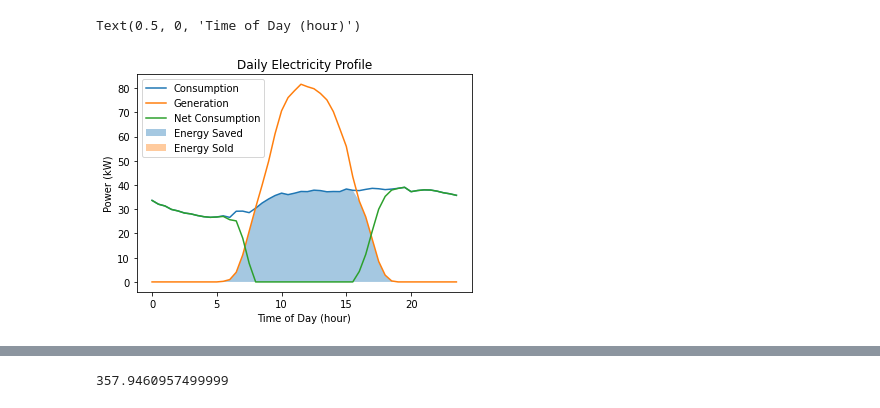
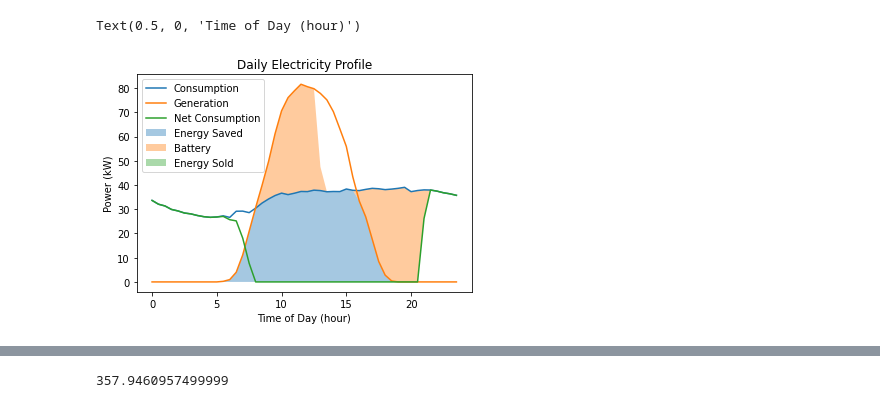
Before and after one commit to AndyBestIsBored/ThaiSolarROICalculation, a Jupyter notebook: calculation.ipynb, the cells around one changed output, grey strips where cells are left out. Cells and saved outputs as stored; diff of their text form; code cells hidden in the pictures.

```diff
--- a/calculation.ipynb
+++ b/calculation.ipynb
@@ -27,7 +29,10 @@ for file in os.listdir(pv_system_folder):
             pv_system_info = json.load(pv_system_info_file)
 
 full_json = pv_system_info
-full_json["FiT price"] = fit_price
+full_json["battery"] = battery
+full_json["egat region"] = egat_region
+full_json["tou"] = tou
+full_json["fit"] = fit
 # %%
 consumption_profile_folder = "Daily Consumption Profile"
 
@@ -133,10 +158,9 @@ energy_discharged = integrate.trapezoid(
 # %%
 energy_sold_profile_df = pd.DataFrame({"time":full_df["time"]})
 
-if pv_system_info["FiT"]:
+if pv_system_info["fit"]:
     energy_sold_profile_df["Energy sold"] = np.maximum(
-        0, (full_df["Generation"] - full_df["Consumption"]).to_numpy()
-    )
+        0, (full_df["Generation"] - full_df["Consumption"]).to_numpy()) - (full_df["Charge profile"] - full_df["Battery from grid"])
 else:
     energy_sold_profile_df["Energy sold"] = np.zeros(full_df.shape[0])
 full_df["Energy sold"] = energy_sold_profile_df["Energy sold"]
@@ -150,43 +174,66 @@ net_consumption_df = pd.DataFrame(
     {
         "time": full_df["time"],
         "Net consumption": full_df["Consumption"]
-        # + full_df["Charging"]
-        # + full_df["Discharging"]
+        + full_df["Battery from grid"]
         - full_df["Energy saved"],
     }
 )
+full_df["Net consumption"] = net_consumption_df["Net consumption"]
+
+net_consumption = integrate.trapezoid(full_df["Net consumption"], full_df["time"])
+full_json["Net consumption"] = net_consumption
 # %%
 plt.plot(
-    consumption_profile_df["time"],
-    consumption_profile_df["Consumption"],
+    full_df["time"],
+    full_df["Consumption"],
     label="Consumption",
 )
 
 plt.plot(
-    generation_profile_df["time"],
-    generation_profile_df["Generation"],
+    full_df["time"],
+    full_df["Generation"],
     label="Generation",
 )
 
-plt.plot(net_consumption_df["time"], net_consumption_df["Net consumption"], label="Net Consumption")
-
-plt.fill_between(energy_saved_profile_df["time"], energy_saved_profile_df["Energy saved"], alpha=0.4, label="Energy Saved")
+plt.plot(full_df["time"], full_df["Net consumption"], label="Net Consumption")
 
 plt.fill_between(
-    energy_sold_profile_df["time"],
-    energy_sold_profile_df["Energy sold"] + consumption_profile_df["Consumption"],
-    consumption_profile_df["Consumption"],
+    full_df["time"],
+    full_df["Energy saved"],
+    alpha=0.4,
+    label="Energy Saved",
+)
+
+charge_profile = (
+    full_df["Battery"] - np.insert(full_df["Battery"].to_numpy(), 0, 0)[:-1]
+)
+plt.fill_between(
+    full_df["time"],
+    full_df["Charge profile"] + full_df["Consumption"],
+    full_df["Consumption"],
+    alpha=0.4,
+    label="Battery",
+)
+
+plt.fill_between(
+    full_df["time"],
+    full_df["Generation"] - full_df["Energy sold"],
+    full_df["Generation"],
     alpha=0.4,
     label="Energy Sold",
 )
+
+if tou:
+    plt.axvline(on_peak_period[0], color="red", linestyle="--")
+    plt.axvline(on_peak_period[1], color="red", linestyle="--")
 
 plt.legend()
 plt.title("Daily Electricity Profile")
 plt.ylabel("Power (kW)")
 plt.xlabel("Time of Day (hour)")
 # %% [output]
 Text(0.5, 0, 'Time of Day (hour)')
-[figure, old version]
+[figure, new version]
 # %%
 def energy2cost_no_tou(monthly_consumption_kWh):
     cost = 0
```
Also changed, not shown: parts of 22 cells of this notebook, 4 other files.
